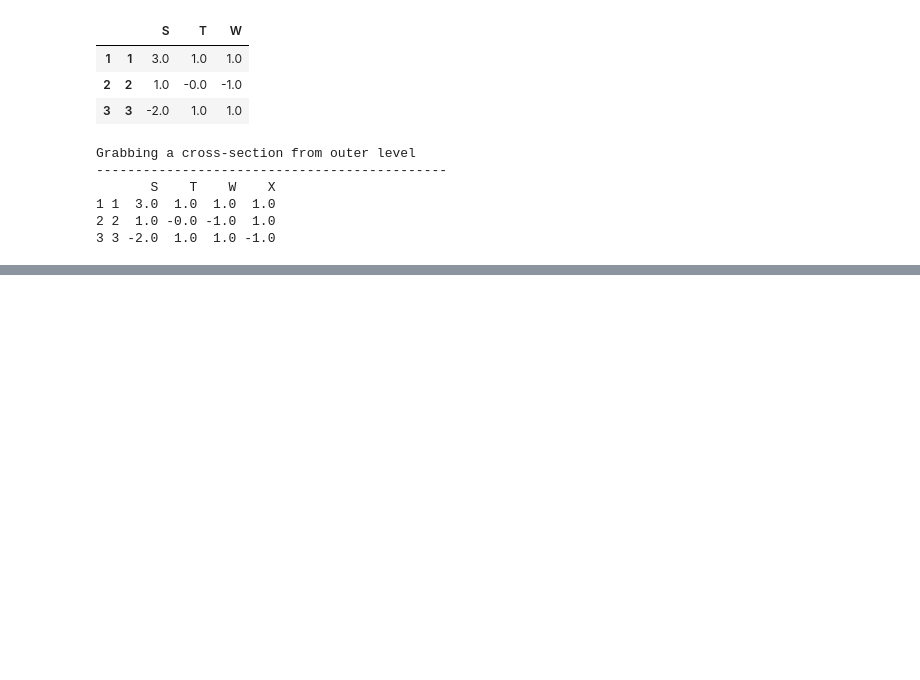
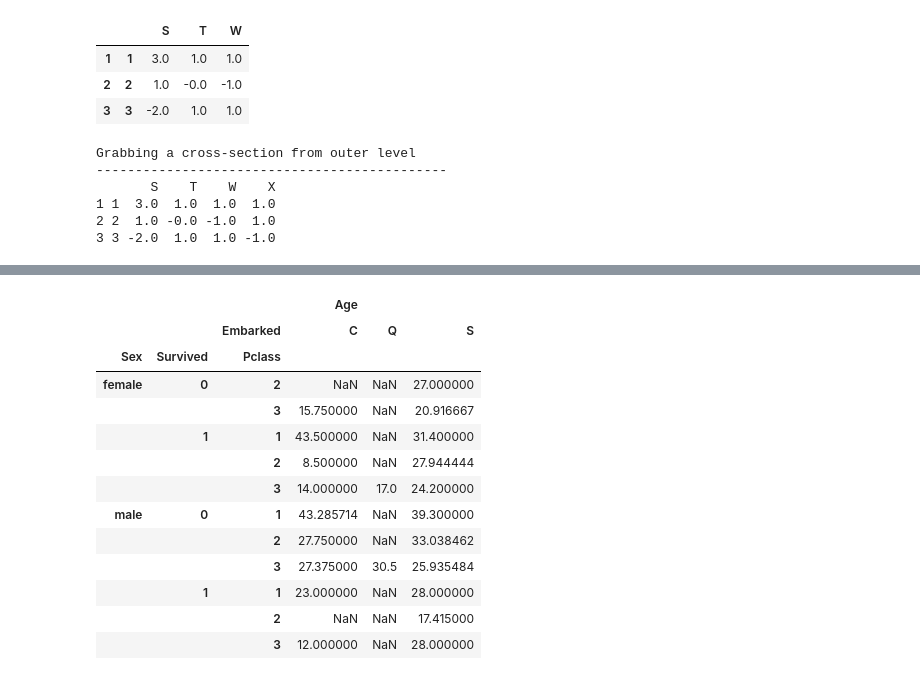
Before and after one commit to thangarajdeivasikamani/iNeuron_ML, a Jupyter notebook: Week5/Pandas data manipulation .ipynb, the cells around one changed output, grey strips where cells are left out. Saved outputs shown, nothing was run; the diff lists cells and outputs as text; code cells hidden in the pictures; blank space fills up the shorter version.

```diff
--- a/Week5/Pandas data manipulation .ipynb
+++ b/Week5/Pandas data manipulation .ipynb
@@ -1508,0 +1541,5 @@ Grabbing a cross-section from outer level
+# %%
+#cross tabulation like pivot table
+df = pd.read_csv("https://gist.githubusercontent.com/michhar/2dfd2de0d4f8727f873422c5d959fff5/raw/ff414a1bcfcba32481e4d4e8db578e55872a2ca1/titanic.csv",
+                           sep='\t')
+df.head()
@@ -1508,0 +1553,2 @@ Grabbing a cross-section from outer level
+# %%
+df.drop(['PassengerId','Ticket','Name'],inplace=True,axis=1)
@@ -1508,0 +1633,21 @@ Grabbing a cross-section from outer level
+# %%
+#Handling missing data
+# sex survied,pclass as index columns & value Embards as column value (C Q S) each Embarked age we will give as mean
+#display null values
+table = pd.pivot_table(df,index=['Sex','Survived','Pclass'],columns=['Embarked'],values=['Age'],aggfunc=np.mean)
+table
+# %% [output]
+|  |  |  | Age |  |  |
+|  |  | Embarked | C | Q | S |
+| Sex | Survived | Pclass |  |  |  |
+| female | 0 | 2 | NaN | NaN | 27.000000 |
+|  |  | 3 | 15.750000 | NaN | 20.916667 |
+|  | 1 | 1 | 43.500000 | NaN | 31.400000 |
+|  |  | 2 | 8.500000 | NaN | 27.944444 |
+|  |  | 3 | 14.000000 | 17.0 | 24.200000 |
+| male | 0 | 1 | 43.285714 | NaN | 39.300000 |
+|  |  | 2 | 27.750000 | NaN | 33.038462 |
+|  |  | 3 | 27.375000 | 30.5 | 25.935484 |
+|  | 1 | 1 | 23.000000 | NaN | 28.000000 |
+|  |  | 2 | NaN | NaN | 17.415000 |
+|  |  | 3 | 12.000000 | NaN | 28.000000 |
```
Also changed, not shown: parts of 19 cells of this notebook, 4 other files.
